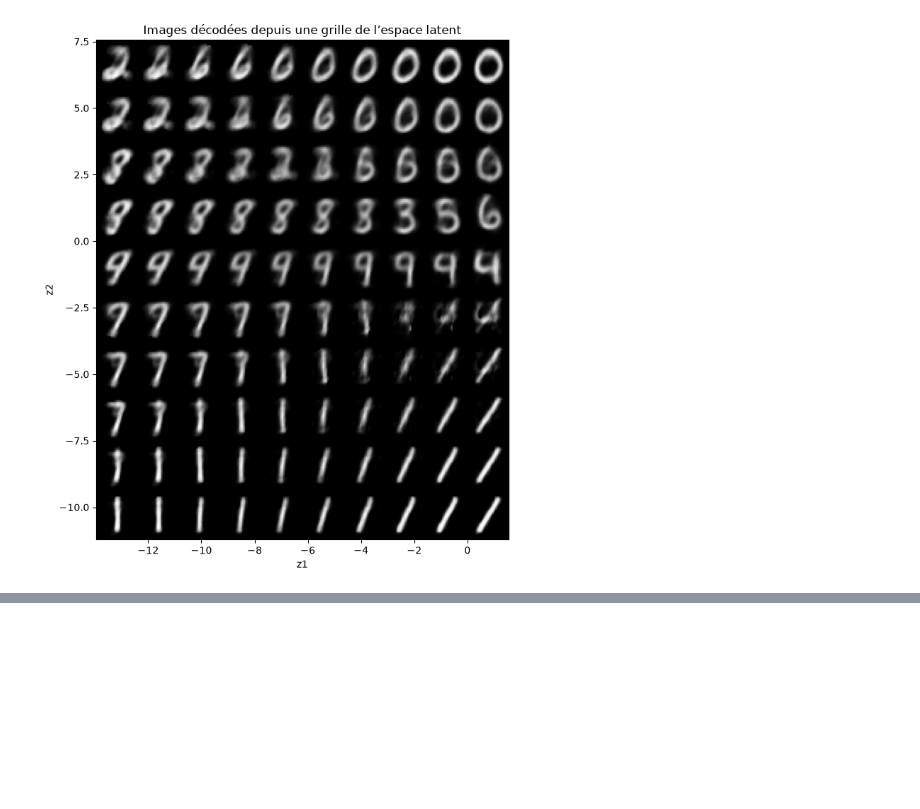
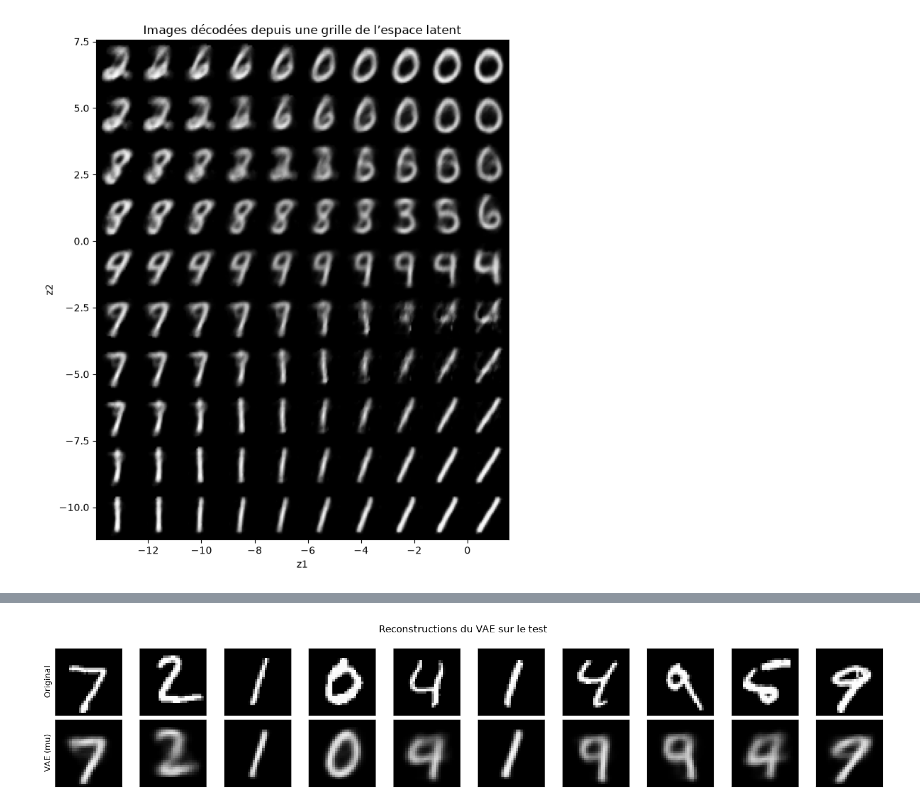
Before and after one commit to Seemo0/IAGEN-Activit-Pratique-N-2, a Jupyter notebook: Activite_2_MNIST.ipynb, the cells around one changed output, grey strips where cells are left out. Cells and saved outputs as stored; diff of their text form; code cells hidden in the pictures; blank space fills up the shorter version.

```diff
--- a/Activite_2_MNIST.ipynb
+++ b/Activite_2_MNIST.ipynb
@@ -435,0 +617,21 @@ plt.show()
+# %%
+sample_images, _ = next(iter(test_loader))
+sample_images = sample_images[:10].to(device)
+with torch.no_grad():
+    sample_mu, _ = vae.encode(sample_images)
+    sample_reconstructions = vae.decode(sample_mu).cpu()
+
+fig, axes = plt.subplots(2, 10, figsize=(15, 3))
+for i in range(10):
+    axes[0, i].imshow(sample_images[i, 0].cpu().numpy(), cmap="gray", vmin=0, vmax=1)
+    axes[1, i].imshow(sample_reconstructions[i, 0].numpy(), cmap="gray", vmin=0, vmax=1)
+    for row in range(2):
+        axes[row, i].set_xticks([])
+        axes[row, i].set_yticks([])
+axes[0, 0].set_ylabel("Original")
+axes[1, 0].set_ylabel("VAE (mu)")
+plt.suptitle("Reconstructions du VAE sur le test")
+plt.tight_layout()
+plt.show()
+# %% [output]
+[figure, added]
```
Also changed, not shown: parts of 15 cells of this notebook.
